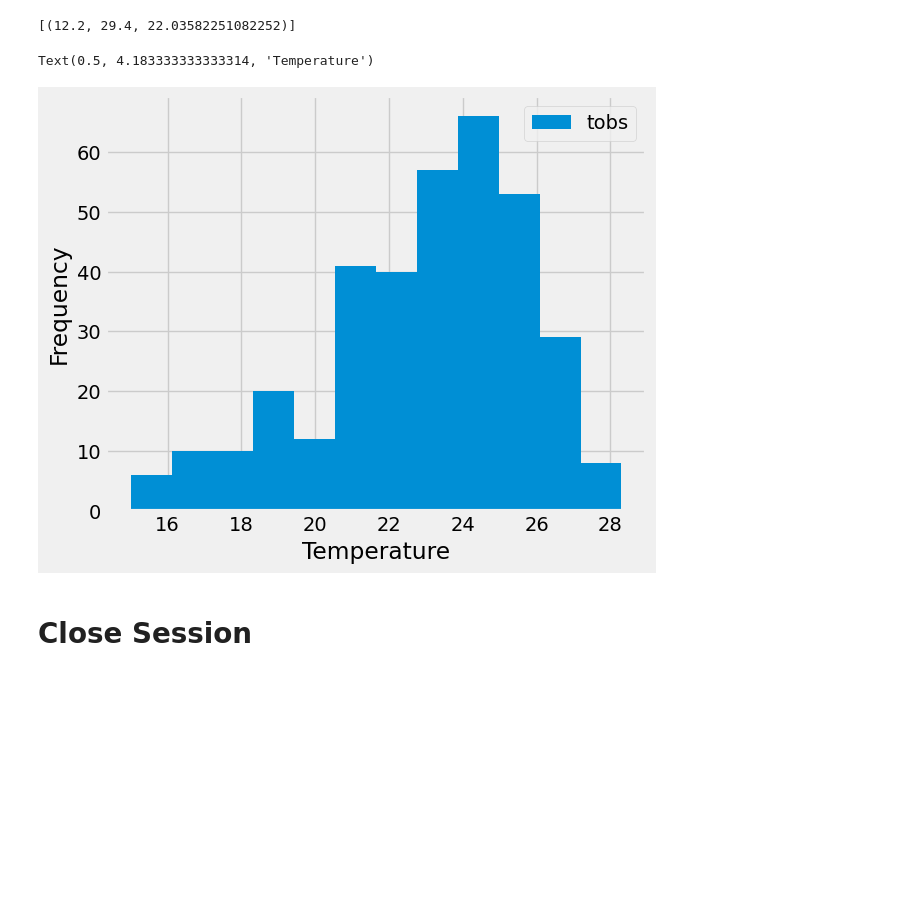
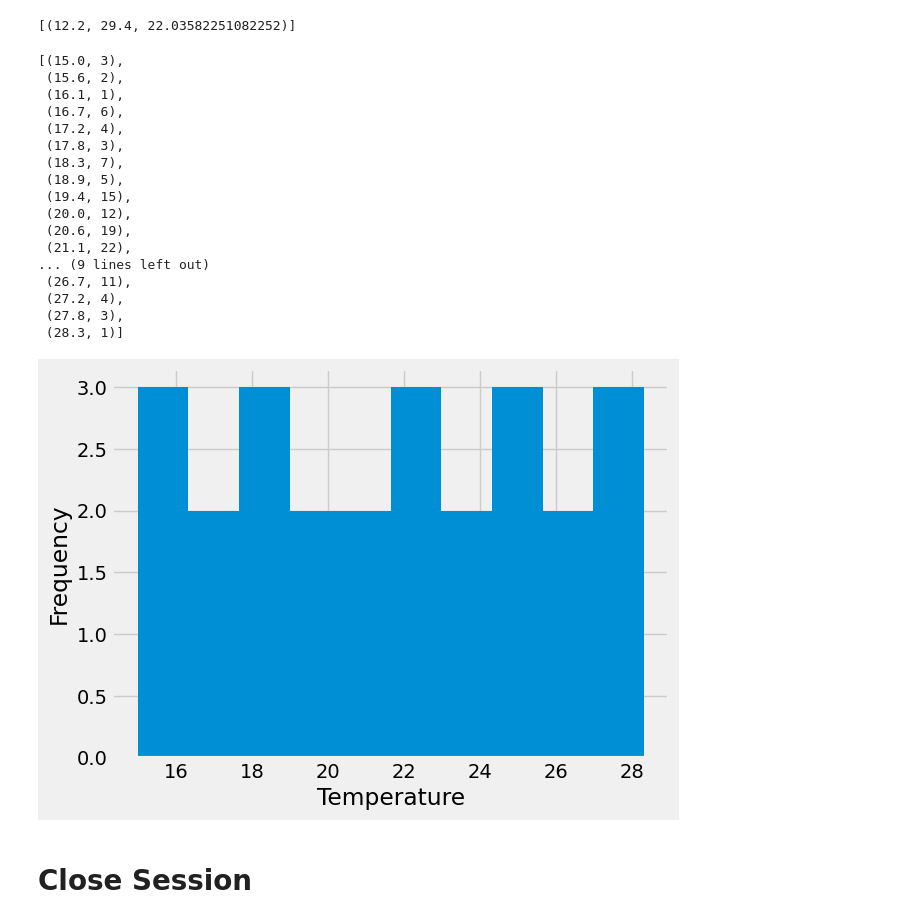
Before and after one commit to ElizabethDashwood/sqlalchemy-challenge, a Jupyter notebook: SurfsUp/climate_starter.ipynb, the cells around one changed output. Saved outputs shown, nothing was run; the diff lists cells and outputs as text; code cells hidden in the pictures; blank space fills up the shorter version.

```diff
--- a/SurfsUp/climate_starter.ipynb
+++ b/SurfsUp/climate_starter.ipynb
@@ -177,9 +169,46 @@ print(station_count)
 # %%
 # Using the most active station id
 # Query the last 12 months of temperature observation data for this station and plot the results as a histogram
+from sqlalchemy import asc
+
+sel = [Measurement.tobs,
+      func.count(Measurement.tobs)]
+temp_frequency = session.query(*sel).\
+    filter(Measurement.station == 'USC00519281').\
+    filter(Measurement.date >= query_date).\
+    group_by(Measurement.tobs).\
+    order_by(asc(Measurement.tobs)).all()
+temp_frequency
 # %% [output]
-Text(0.5, 4.183333333333314, 'Temperature')
+[(15.0, 3),
+ (15.6, 2),
+ (16.1, 1),
+ (16.7, 6),
+ (17.2, 4),
+ (17.8, 3),
+ (18.3, 7),
+ (18.9, 5),
+ (19.4, 15),
+ (20.0, 12),
+ (20.6, 19),
+ (21.1, 22),
+... (9 lines left out)
+ (26.7, 11),
+ (27.2, 4),
+ (27.8, 3),
+ (28.3, 1)]
-[figure, removed]
+# %%
+tobs_df = pd.DataFrame(temp_frequency, columns=['temperature','frequency'])
+#tobs_df.head()
+
+# Reference: https://matplotlib.org/stable/gallery/statistics/histogram_histtypes.html#sphx-glr-gallery-statistics-histogram-histtypes-py
+plt.hist(tobs_df['temperature'])
+#tobs_df.set_index('date', inplace=True)
+plt.xlabel('Temperature')
+plt.ylabel('Frequency')
+plt.show()
+# %% [output]
+[figure, added]
 # %% [markdown]
 # Close Session
 # %%
```
Also changed, not shown: parts of 8 cells of this notebook, 1 other file.
